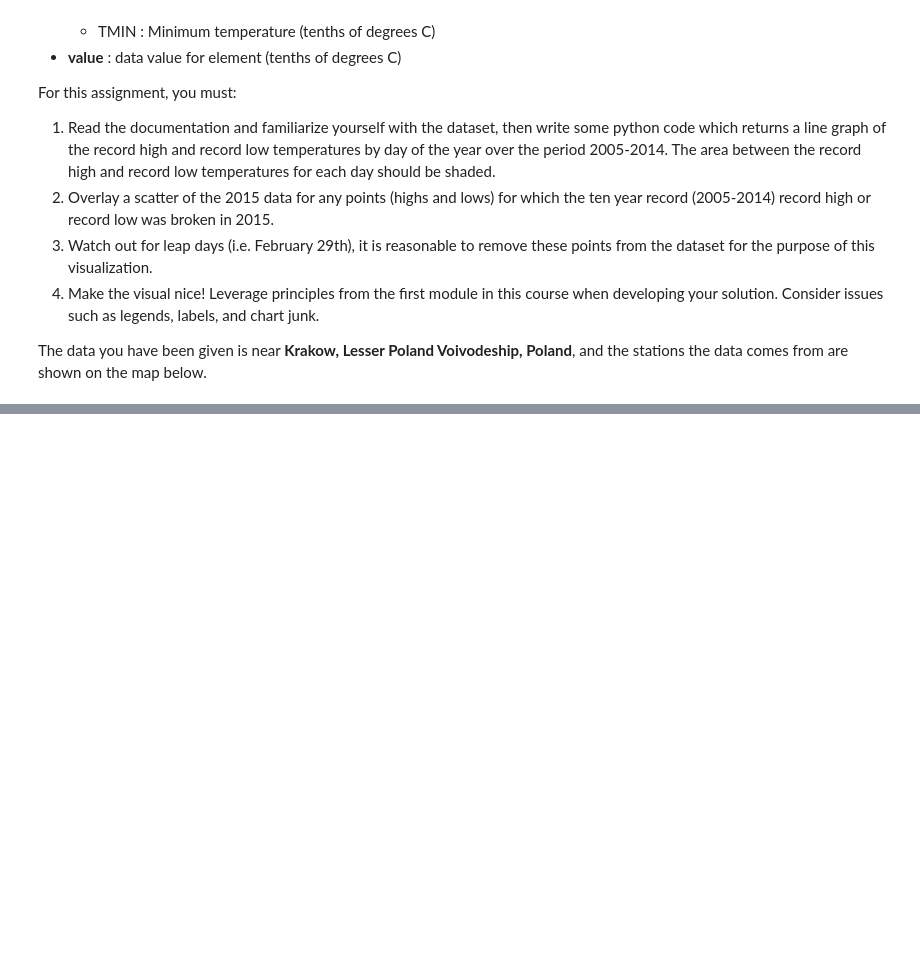
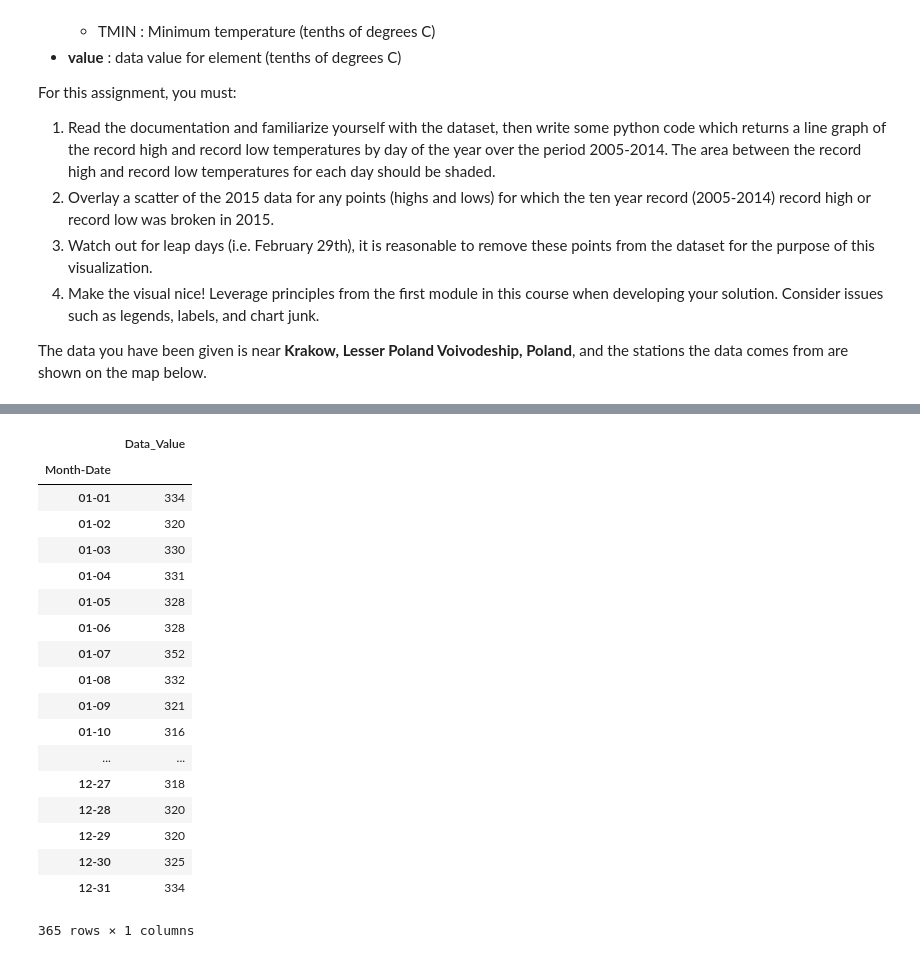
Before and after one commit to jm0077/Applied-Plotting-Charting-And-Data-Representation-in-Python, a Jupyter notebook: week2/Assignment2.ipynb, the cells around one changed output, grey strips where cells are left out. Cells and saved outputs as stored; diff of their text form; code cells hidden in the pictures; blank space fills up the shorter version.

```diff
--- a/week2/Assignment2.ipynb
+++ b/week2/Assignment2.ipynb
@@ -47,3 +47,5 @@ def leaflet_plot_stations(binsize, hashid):
 leaflet_plot_stations(50,'71be2270383ad4c9c76977a883a933a7c8c3bb514287df4152fb25e1')
 # %% [output]
 [interactive output not drawn]
+# %%
+df = pd.read_csv('data/C2A2_data/BinnedCsvs_d100/4e86d2106d0566c6ad9843d882e72791333b08be3d647dcae4f4b110.csv')
@@ -49,0 +56,2 @@ leaflet_plot_stations(50,'71be2270383ad4c9c76977a883a933a7c8c3bb514287df4152fb25
+# %%
+df.sort(['ID','Date']).head()
@@ -49,0 +72,22 @@ leaflet_plot_stations(50,'71be2270383ad4c9c76977a883a933a7c8c3bb514287df4152fb25
+# %%
+temp_max
+# %% [output]
+|  | Data_Value |
+| Month-Date |  |
+| 01-01 | 334 |
+| 01-02 | 320 |
+| 01-03 | 330 |
+| 01-04 | 331 |
+| 01-05 | 328 |
+| 01-06 | 328 |
+| 01-07 | 352 |
+| 01-08 | 332 |
+| 01-09 | 321 |
+| 01-10 | 316 |
+| ... | ... |
+| 12-27 | 318 |
+| 12-28 | 320 |
+| 12-29 | 320 |
+| 12-30 | 325 |
+| 12-31 | 334 |
+365 rows × 1 columns
```
Also changed, not shown: parts of 9 cells of this notebook.
